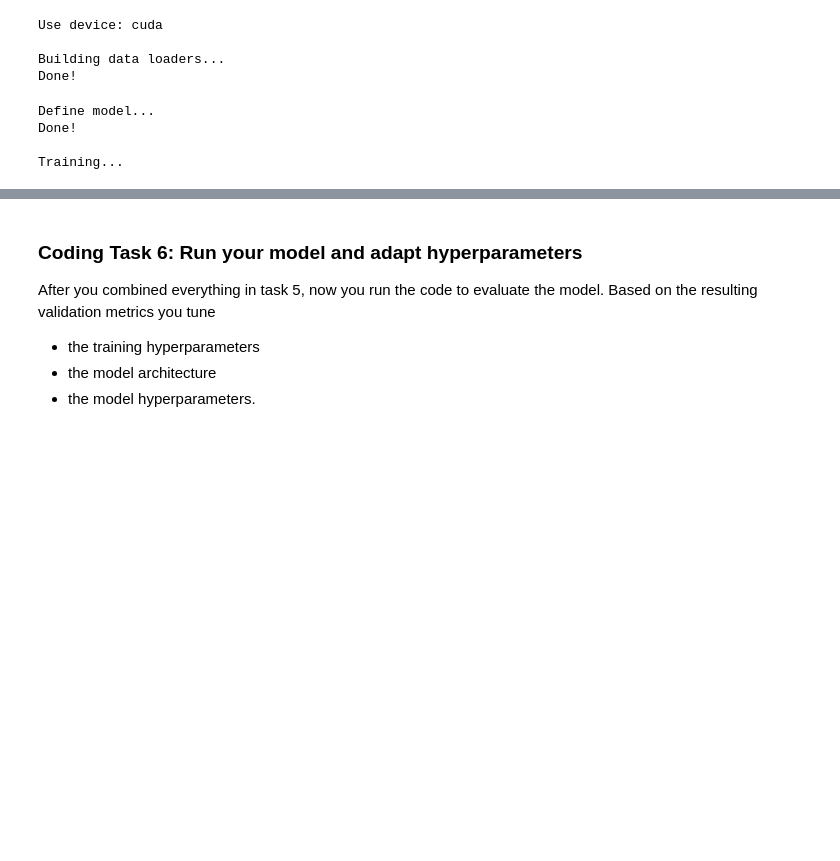
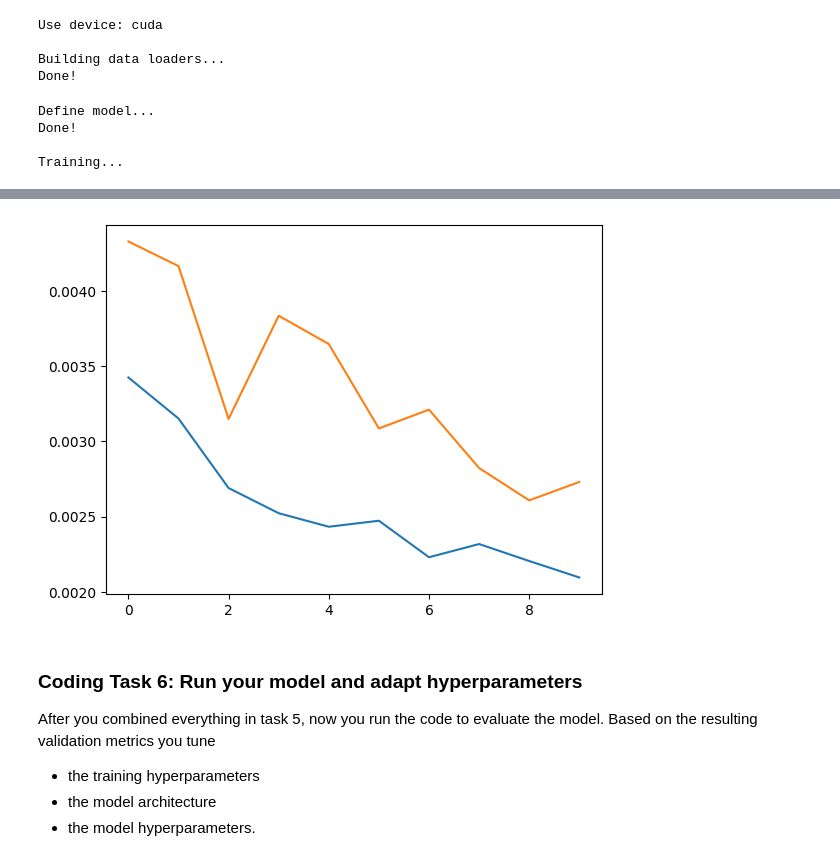
Before and after one commit to adityak714/toyproblem-af-classification, a Jupyter notebook: assignment_ecg_classification.ipynb, the cells around one changed output, grey strips where cells are left out. Cells and saved outputs as stored; diff of their text form; code cells hidden in the pictures; blank space fills up the shorter version.

```diff
--- a/assignment_ecg_classification.ipynb
+++ b/assignment_ecg_classification.ipynb
@@ -439,7 +449,7 @@ class CustomCNN(nn.Module):
 
         return x
 # %%
-device = torch.device("mps")
+device = torch.device("cuda")
 
 baseline = ModelBaseline().to(device)
 model_cnn = CustomCNN().to(device)
@@ -571,13 +581,10 @@ np.random.seed(seed)
 torch.manual_seed(seed)
 
 # choose variables
-"""
-TASK: Adapt the following hyperparameters if necessary
-"""
 learning_rate = 1e-4
 weight_decay = 1e-1
 num_epochs = 10
-batch_size = 128
+batch_size = 64
 # %% [markdown]
 ### Coding Task 5: Combine everything to train/validate the model
 
@@ -605,7 +612,7 @@ tqdm.write("Use device: {device:}\n".format(device=device))
 # =============== Build data loaders ======================================#
 tqdm.write("Building data loaders...")
 
-path_to_h5_train, path_to_csv_train, path_to_records = 'codesubset/train.h5', 'codesubset/train.csv', 'codesubset/train/RECORDS.txt'
+path_to_h5_train, path_to_csv_train, path_to_records = 'data/codesubset/train.h5', 'data/codesubset/train.csv', 'data/codesubset/train/RECORDS.txt'
 # load traces
 traces = torch.tensor(h5py.File(path_to_h5_train, 'r')['tracings'][()], dtype=torch.float32)
 # load labels
@@ -641,14 +648,12 @@ tqdm.write("Define model...")
 """
 TASK: Replace the baseline model with your model; Insert your code here
 """
-model = CustomCNN()
+model = CustomCNN()#ModelBaseline()
 model.to(device=device)
 tqdm.write("Done!\n")
 
 # =============== Define loss function ====================================#
-"""
-TASK: define the loss; Insert your code here. This can be done in 1 line of code
-"""
+"""TASK: define the loss; Insert your code here. This can be done in 1 line of code"""
 loss_function = torch.nn.BCEWithLogitsLoss()
 
 # =============== Define optimizer ========================================#
@@ -659,7 +664,7 @@ optimizer = torch.optim.Adam(model.parameters(), lr=learning_rate, weight_decay=
 # =============== Define lr scheduler =====================================#
 # TODO advanced students (non mandatory)
 """OPTIONAL: define a learning rate scheduler; Insert your code here"""
-lr_scheduler = None #torch.optim.lr_scheduler.LinearLR(optimizer, start_factor=1.0, end_factor=0.25)
+lr_scheduler = torch.optim.lr_scheduler.LinearLR(optimizer, start_factor=1.0, end_factor=0.25)
 
 # =============== Train model =============================================#
 tqdm.write("Training...")
@@ -727,3 +740,4 @@ KeyboardInterrupt:
+[figure, added]
 # %% [markdown]
 ### Coding Task 6: Run your model and adapt hyperparameters
 
```
Also changed, not shown: parts of 10 cells of this notebook.
